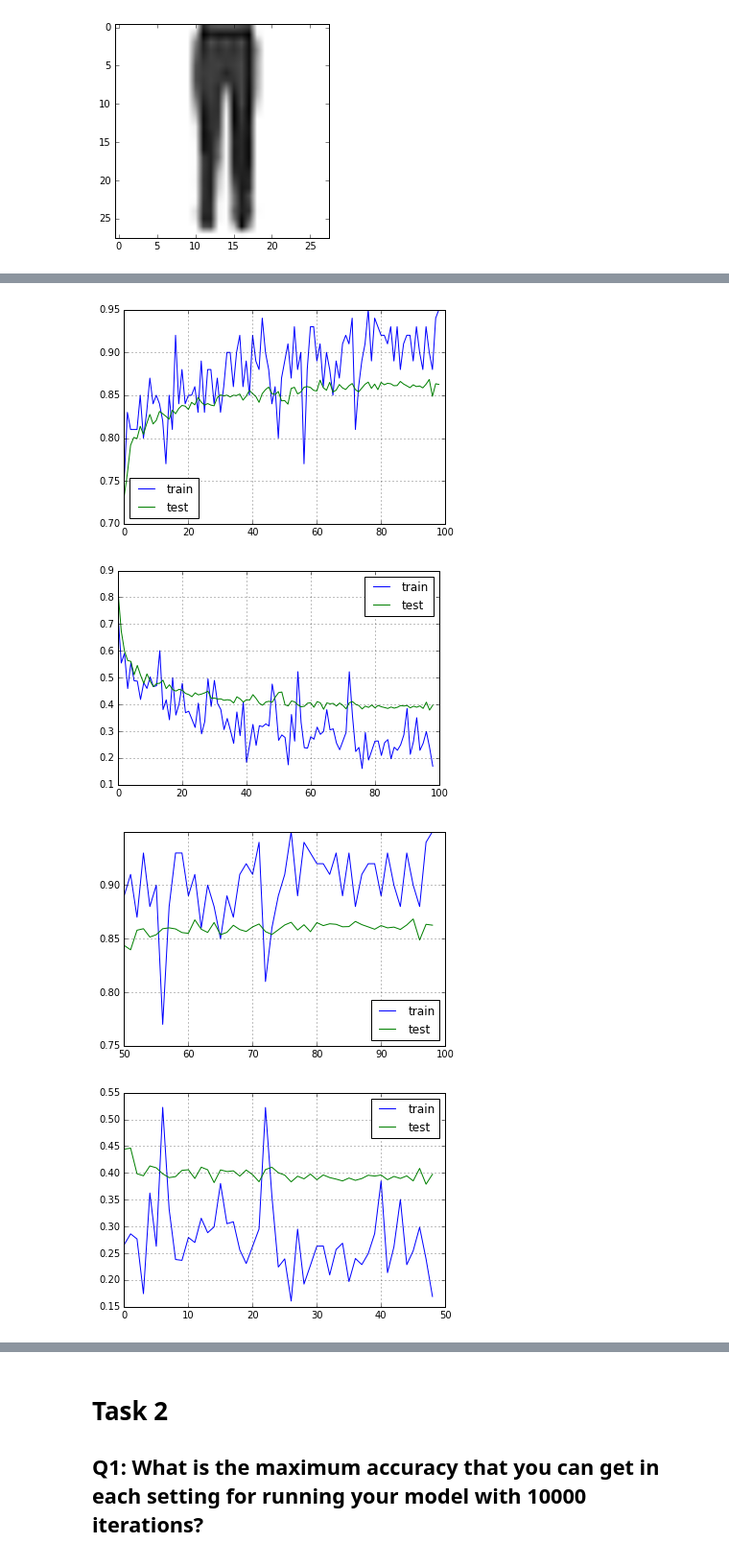
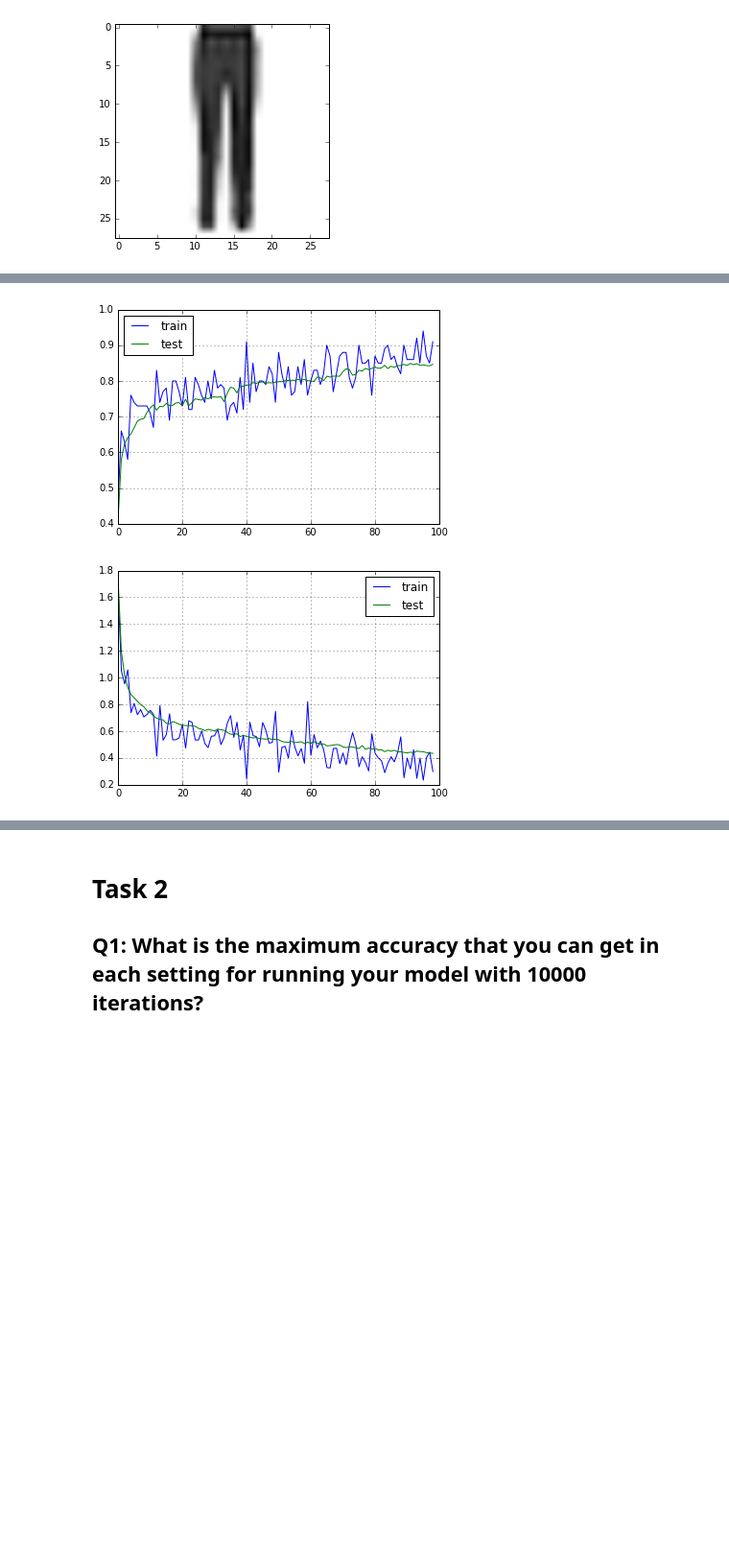
Before and after one commit to zhoutianyu16tue/ID2223_lab2, a Jupyter notebook: fashion_mnist.ipynb, the cells around one changed output, grey strips where cells are left out. Shown at 96% size. Saved outputs shown, nothing was run; the diff lists cells and outputs as text; code cells hidden in the pictures; blank space fills up the shorter version.

Commit message:
added dropout for task 3

```diff
--- a/fashion_mnist.ipynb
+++ b/fashion_mnist.ipynb
@@ -55,7 +55,7 @@ y = 1 (Trouser)
 [figure]
 # %%
 # Parameters
-learning_rate = 0.1
+learning_rate = 0.005
 training_iters = 10000
 batch_size = 100
 test_step = 100
@@ -63,7 +63,7 @@ test_step = 100
 # Network Parameters
 n_input = 28 * 28
 n_classes = 10
-dropout = 0.5 # Dropout, probability to keep units
+dropout = .75 # Dropout, probability to keep units
 
 # 1. Define Variables and Placeholders
 x = tf.placeholder(tf.float32, [None, n_input])
@@ -113,7 +113,7 @@ def build_model(x, weights, biases, dropout, activation):
 
     return out
 
-predictions = build_model(x, weights, biases, keep_prob, activation=tf.nn.relu)
+predictions = build_model(x, weights, biases, keep_prob, activation=tf.sigmoid)
 # 3. Define the loss function
 cost = tf.reduce_mean(tf.nn.softmax_cross_entropy_with_logits(logits=predictions, labels=y))
 
@@ -175,43 +193,51 @@ with tf.Session() as sess:
 # %%
 # 7. Plot and visualise the accuracy and loss
 
-# accuracy training vs testing dataset
-plt.plot(train_accuracy)
-plt.plot(test_accuracy)
-plt.grid(True)
-plt.legend(['train', 'test'], loc='best')
-plt.savefig('./output_images/task_1_accuracy.png')
-plt.show()
+def plot_accuracy_and_cost(save_fig=False):
 
-# loss training vs testing dataset
-plt.plot(train_cost)
-plt.plot(test_cost)
-plt.grid(True)
-plt.legend(['train', 'test'], loc='best')
-plt.savefig('./output_images/task_1_cost.png')
-plt.show()
+    # accuracy training vs testing dataset
+    plt.plot(train_accuracy)
+    plt.plot(test_accuracy)
+    plt.grid(True)
+    plt.legend(['train', 'test'], loc='best')
 
-# Zoom in on the tail of the plots
-zoom_point = 50
-x_range = list(range(zoom_point, int(training_iters/test_step)-1))
-plt.plot(x_range, train_accuracy[zoom_point:])
-plt.plot(x_range, test_accuracy[zoom_point:])
-plt.grid(True)
-plt.legend(['train', 'test'], loc='best')
-plt.savefig('./output_images/task_1_accuracy_zoomed.png')
-plt.show()
+    if save_fig:
+        plt.savefig('./output_images/task 3/task_3_accuracy_sigmoid.png')
+    plt.show()
 
-plt.plot(train_cost[zoom_point:])
-plt.plot(test_cost[zoom_point:])
-plt.grid(True)
-plt.legend(['train', 'test'], loc='best')
-plt.savefig('./output_images/task_1_cost_zoomed.png')
-plt.show()
+    # loss training vs testing dataset
+    plt.plot(train_cost)
+    plt.plot(test_cost)
+    plt.grid(True)
+    plt.legend(['train', 'test'], loc='best')
+
+    if save_fig:
+        plt.savefig('./output_images/task 3/task_3_cost_sigmoid.png')
+    plt.show()
+
+#     # Zoom in on the tail of the plots
+#     zoom_point = 50
+#     x_range = list(range(zoom_point, int(training_iters/test_step)-1))
+#     plt.plot(x_range, train_accuracy[zoom_point:])
+#     plt.plot(x_range, test_accuracy[zoom_point:])
+#     plt.grid(True)
+#     plt.legend(['train', 'test'], loc='best')
+#     if save_fig:
+#         plt.savefig('./output_images/task 3/task_2_accuracy_relu_zoomed.png')
+#     plt.show()
+
+#     plt.plot(train_cost[zoom_point:])
+#     plt.plot(test_cost[zoom_point:])
+#     plt.grid(True)
+#     plt.legend(['train', 'test'], loc='best')
+#     if save_fig:
+#         plt.savefig('./output_images/task 3/task_2_cost_relu_zoomed.png')
+#     plt.show()
+
+plot_accuracy_and_cost(save_fig=True)
 # %% [output]
-[figure, old version]
+[figure, new version]
-[figure, old version]
+[figure, new version]
-[figure, removed]
-[figure, removed]
 # %% [markdown]
 # Task 1
 ## Q1: What loss and accuracy do you get when training over 10.000 iterations?
```
Also changed, not shown: parts of 3 cells of this notebook.
